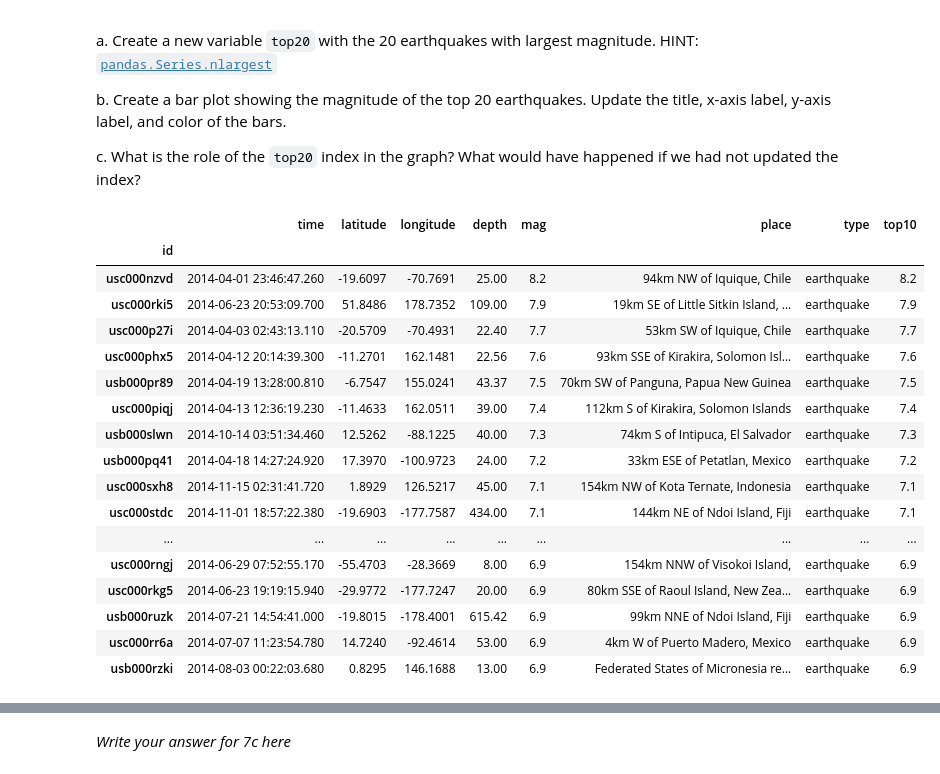
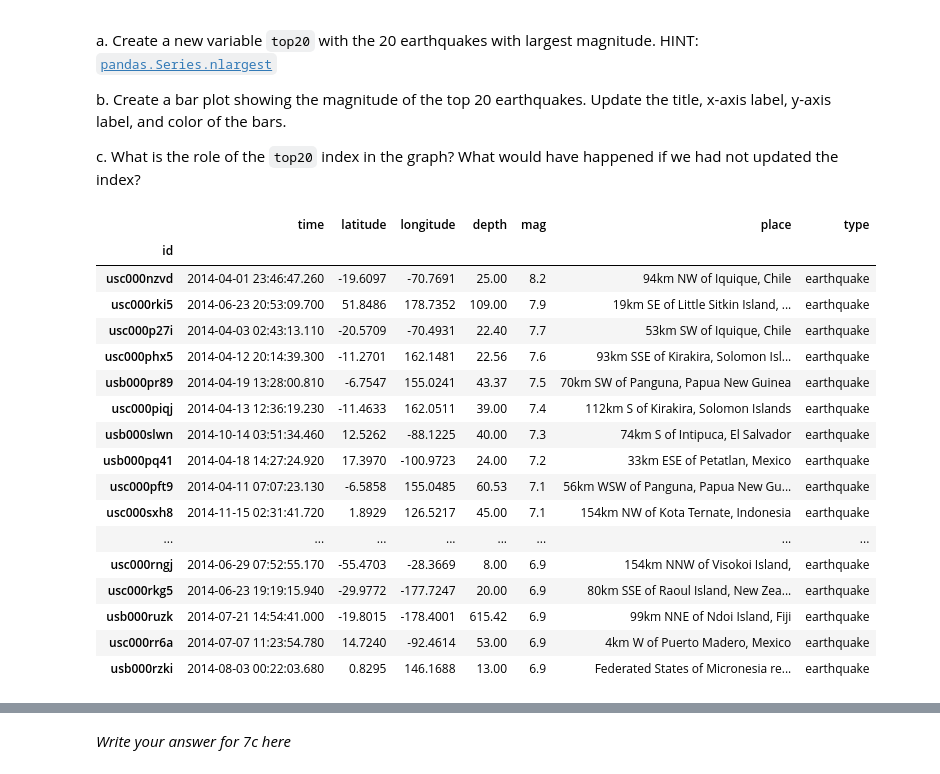
Before and after one commit to kristinaglass/eds220-hwk-1, a Jupyter notebook: hwk1-task4.ipynb, the cells around one changed output, grey strips where cells are left out. Saved outputs shown, nothing was run; the diff lists cells and outputs as text; code cells hidden in the pictures.

```diff
--- a/hwk1-task4.ipynb
+++ b/hwk1-task4.ipynb
@@ -167,29 +167,27 @@ b. Create a bar plot showing the magnitude of the top 20 earthquakes. Update the
 c. What is the role of the `top20` index in the graph? What would have happened if we had not updated the index?
 # %%
 # solve exercise here
-#create new variable
+#create new variable showingthe 20 largest earthquakes
 top20 = eqk.mag.nlargest(20)
-#index new variable ontp eqk dataframe
-eqk = eqk.loc[top20.index]
-#replace original eqk dataframe with added top10 column
-eqk
+#indexes eqk by top20, showing more information on the top20 earthquakes
+eqk.loc[top20.index]
 # %% [output]
-|  | time | latitude | longitude | depth | mag | place | type | top10 |
-| id |  |  |  |  |  |  |  |  |
-| usc000nzvd | 2014-04-01 23:46:47.260 | -19.6097 | -70.7691 | 25.00 | 8.2 | 94km NW of Iquique, Chile | earthquake | 8.2 |
-| usc000rki5 | 2014-06-23 20:53:09.700 | 51.8486 | 178.7352 | 109.00 | 7.9 | 19km SE of Little Sitkin Island, ... | earthquake | 7.9 |
-| usc000p27i | 2014-04-03 02:43:13.110 | -20.5709 | -70.4931 | 22.40 | 7.7 | 53km SW of Iquique, Chile | earthquake | 7.7 |
-| usc000phx5 | 2014-04-12 20:14:39.300 | -11.2701 | 162.1481 | 22.56 | 7.6 | 93km SSE of Kirakira, Solomon Isl... | earthquake | 7.6 |
-| usb000pr89 | 2014-04-19 13:28:00.810 | -6.7547 | 155.0241 | 43.37 | 7.5 | 70km SW of Panguna, Papua New Guinea | earthquake | 7.5 |
-| usc000piqj | 2014-04-13 12:36:19.230 | -11.4633 | 162.0511 | 39.00 | 7.4 | 112km S of Kirakira, Solomon Islands | earthquake | 7.4 |
-| usb000slwn | 2014-10-14 03:51:34.460 | 12.5262 | -88.1225 | 40.00 | 7.3 | 74km S of Intipuca, El Salvador | earthquake | 7.3 |
-| usb000pq41 | 2014-04-18 14:27:24.920 | 17.3970 | -100.9723 | 24.00 | 7.2 | 33km ESE of Petatlan, Mexico | earthquake | 7.2 |
-| usc000sxh8 | 2014-11-15 02:31:41.720 | 1.8929 | 126.5217 | 45.00 | 7.1 | 154km NW of Kota Ternate, Indonesia | earthquake | 7.1 |
-| usc000stdc | 2014-11-01 18:57:22.380 | -19.6903 | -177.7587 | 434.00 | 7.1 | 144km NE of Ndoi Island, Fiji | earthquake | 7.1 |
-| ... | ... | ... | ... | ... | ... | ... | ... | ... |
-| usc000rngj | 2014-06-29 07:52:55.170 | -55.4703 | -28.3669 | 8.00 | 6.9 | 154km NNW of Visokoi Island, | earthquake | 6.9 |
-| usc000rkg5 | 2014-06-23 19:19:15.940 | -29.9772 | -177.7247 | 20.00 | 6.9 | 80km SSE of Raoul Island, New Zea... | earthquake | 6.9 |
-| usb000ruzk | 2014-07-21 14:54:41.000 | -19.8015 | -178.4001 | 615.42 | 6.9 | 99km NNE of Ndoi Island, Fiji | earthquake | 6.9 |
-| usc000rr6a | 2014-07-07 11:23:54.780 | 14.7240 | -92.4614 | 53.00 | 6.9 | 4km W of Puerto Madero, Mexico | earthquake | 6.9 |
-| usb000rzki | 2014-08-03 00:22:03.680 | 0.8295 | 146.1688 | 13.00 | 6.9 | Federated States of Micronesia re... | earthquake | 6.9 |
+|  | time | latitude | longitude | depth | mag | place | type |
+| id |  |  |  |  |  |  |  |
+| usc000nzvd | 2014-04-01 23:46:47.260 | -19.6097 | -70.7691 | 25.00 | 8.2 | 94km NW of Iquique, Chile | earthquake |
+| usc000rki5 | 2014-06-23 20:53:09.700 | 51.8486 | 178.7352 | 109.00 | 7.9 | 19km SE of Little Sitkin Island, ... | earthquake |
+| usc000p27i | 2014-04-03 02:43:13.110 | -20.5709 | -70.4931 | 22.40 | 7.7 | 53km SW of Iquique, Chile | earthquake |
+| usc000phx5 | 2014-04-12 20:14:39.300 | -11.2701 | 162.1481 | 22.56 | 7.6 | 93km SSE of Kirakira, Solomon Isl... | earthquake |
+| usb000pr89 | 2014-04-19 13:28:00.810 | -6.7547 | 155.0241 | 43.37 | 7.5 | 70km SW of Panguna, Papua New Guinea | earthquake |
+| usc000piqj | 2014-04-13 12:36:19.230 | -11.4633 | 162.0511 | 39.00 | 7.4 | 112km S of Kirakira, Solomon Islands | earthquake |
+| usb000slwn | 2014-10-14 03:51:34.460 | 12.5262 | -88.1225 | 40.00 | 7.3 | 74km S of Intipuca, El Salvador | earthquake |
+| usb000pq41 | 2014-04-18 14:27:24.920 | 17.3970 | -100.9723 | 24.00 | 7.2 | 33km ESE of Petatlan, Mexico | earthquake |
+| usc000pft9 | 2014-04-11 07:07:23.130 | -6.5858 | 155.0485 | 60.53 | 7.1 | 56km WSW of Panguna, Papua New Gu... | earthquake |
+| usc000sxh8 | 2014-11-15 02:31:41.720 | 1.8929 | 126.5217 | 45.00 | 7.1 | 154km NW of Kota Ternate, Indonesia | earthquake |
+| ... | ... | ... | ... | ... | ... | ... | ... |
+| usc000rngj | 2014-06-29 07:52:55.170 | -55.4703 | -28.3669 | 8.00 | 6.9 | 154km NNW of Visokoi Island, | earthquake |
+| usc000rkg5 | 2014-06-23 19:19:15.940 | -29.9772 | -177.7247 | 20.00 | 6.9 | 80km SSE of Raoul Island, New Zea... | earthquake |
+| usb000ruzk | 2014-07-21 14:54:41.000 | -19.8015 | -178.4001 | 615.42 | 6.9 | 99km NNE of Ndoi Island, Fiji | earthquake |
+| usc000rr6a | 2014-07-07 11:23:54.780 | 14.7240 | -92.4614 | 53.00 | 6.9 | 4km W of Puerto Madero, Mexico | earthquake |
+| usb000rzki | 2014-08-03 00:22:03.680 | 0.8295 | 146.1688 | 13.00 | 6.9 | Federated States of Micronesia re... | earthquake |
 # %%
```
Also changed, not shown: parts of 5 cells of this notebook.
